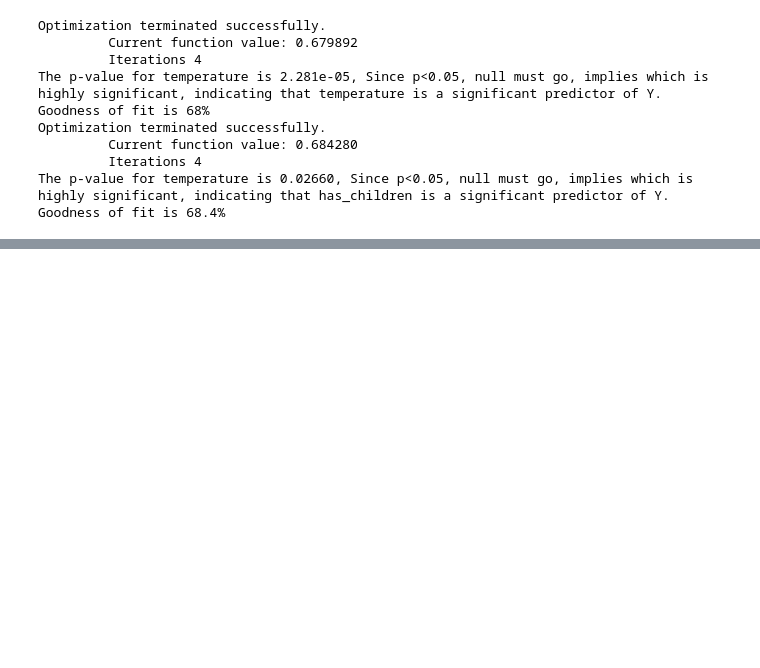
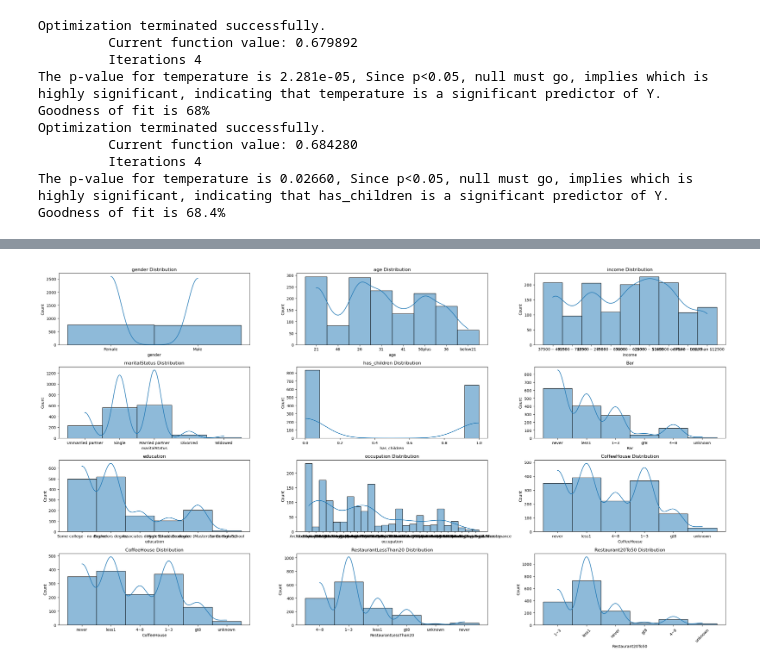
Before and after one commit to pganorka1/Practical_Project_5_1, a Jupyter notebook: prompt.ipynb, the cells around one changed output, grey strips where cells are left out. Saved outputs shown, nothing was run; the diff lists cells and outputs as text; code cells hidden in the pictures; blank space fills up the shorter version.

```diff
--- a/prompt.ipynb
+++ b/prompt.ipynb
@@ -852,0 +901,69 @@ The p-value for temperature is 0.02660, Since p<0.05, null must go, implies whic
+# %%
+#Distribution of Driver Attributes
+import matplotlib.pyplot as plt
+import seaborn as sns
+import pandas as pd
+
+# Clean 'age' column (convert to numeric and handle any non-numeric values)
+# data_filtered_Restaurant20_50['age'] = pd.to_numeric(data_filtered_Restaurant20_50['age'], errors='coerce')
+# data_filtered_Restaurant20_50 = data_filtered_Restaurant20_50.dropna(subset=['age'])
+
+# Create a 4x3 grid of subplots
+fig, axes = plt.subplots(4, 3, figsize= (25, 14))
+
+# Plot on the first subplot (destination)
+sns.histplot(data=data_filtered_Restaurant20_50, x='gender', kde=True, ax=axes[0, 0])
+axes[0, 0].set_title('gender Distribution')
+
+# Plot on the second subplot (passenger)
+sns.histplot(data=data_filtered_Restaurant20_50, x='age', kde=True, ax=axes[0, 1])
+axes[0, 1].set_title('age Distribution')
+
+# Plot on the third subplot (weather)
+sns.histplot(data=data_filtered_Restaurant20_50, x='maritalStatus', kde=True, ax=axes[1, 0])
+axes[1, 0].set_title('maritalStatus Distribution')
+
+# Plot on the fourth subplot (age)
+sns.histplot(data=data_filtered_Restaurant20_50, x='has_children', kde=True, ax=axes[1, 1])
+axes[1, 1].set_title('has_children Distribution')
+
+# Plot on the fifth subplot (weather)
+sns.histplot(data=data_filtered_Restaurant20_50, x='education', kde=True, ax=axes[2, 0])
+axes[2, 0].set_title('education')
+
+# Plot on the sixth subplot (age)
+sns.histplot(data=data_filtered_Restaurant20_50, x='occupation', kde=True, ax=axes[2, 1])
+axes[2, 1].set_title('occupation Distribution')
+
+# Plot on the seventh subplot (age)
+sns.histplot(data=data_filtered_Restaurant20_50, x='income', kde=True, ax=axes[0, 2])
+axes[0, 2].set_title('income Distribution')
+
+# Plot on the eighth subplot (weather)
+sns.histplot(data=data_filtered_Restaurant20_50, x='Bar', kde=True, ax=axes[1, 2])
+axes[1, 2].set_title('Bar')
+
+# Plot on the ninth subplot (age)
+sns.histplot(data=data_filtered_Restaurant20_50, x='CoffeeHouse', kde=True, ax=axes[2, 2])
+axes[2, 2].set_title('CoffeeHouse Distribution')
+
+# Plot on the tenth subplot (age)
+sns.histplot(data=data_filtered_Restaurant20_50, x='CoffeeHouse', kde=True, ax=axes[3, 0])
+axes[3, 0].set_title('CoffeeHouse Distribution')
+plt.xticks(rotation = 45)
+
+# Plot on the eleventh subplot (weather)
+sns.histplot(data=data_filtered_Restaurant20_50, x='RestaurantLessThan20', kde=True, ax=axes[3, 1])
+axes[3, 1].set_title('RestaurantLessThan20 Distribution')
+plt.xticks(rotation = 45)
+
+# Plot on the twelvth subplot (age)
+sns.histplot(data=data_filtered_Restaurant20_50, x='Restaurant20To50', kde=True, ax=axes[3, 2])
+axes[3, 2].set_title('Restaurant20To50 Distribution')
+
+# Adjust layout to prevent overlapping
+plt.xticks(rotation = 45)
+plt.tight_layout()  # Adjust spacing between plots
+plt.show()
+# %% [output]
+[figure, added]
```
Also changed, not shown: parts of 12 cells of this notebook.
